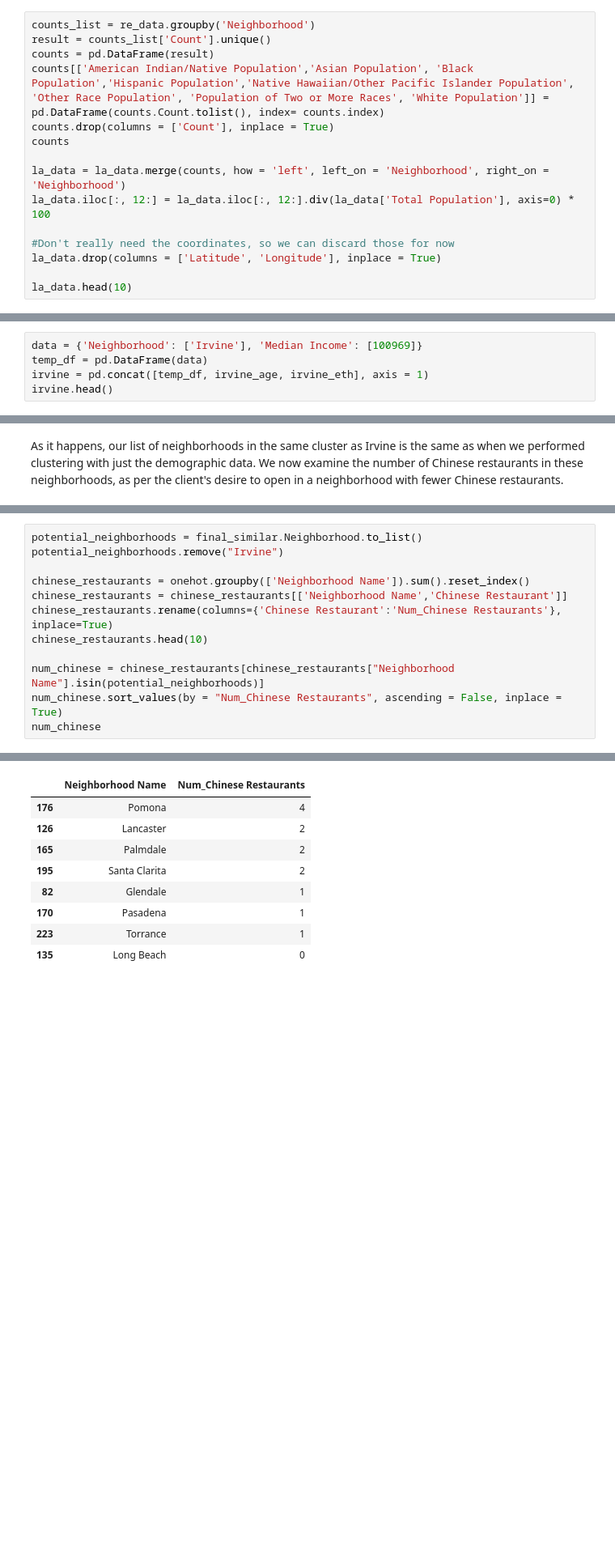
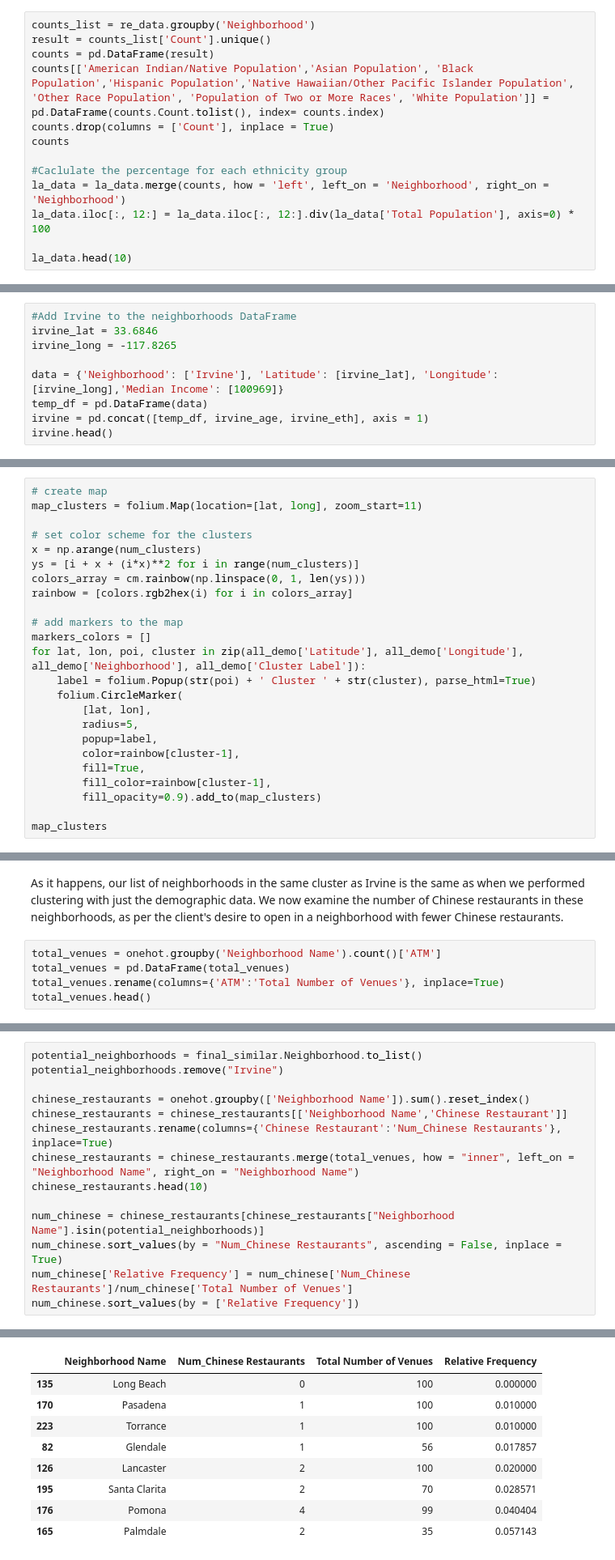
Before and after one commit to clairemli/Coursera-IBM-Data-Science, a Jupyter notebook: Battle of the Neighborhoods: Capstone Project.ipynb, the cells around one changed output, grey strips where cells are left out. Shown at 81% size. Saved outputs shown, nothing was run; the diff lists cells and outputs as text; blank space fills up the shorter version.

```diff
--- a/Battle of the Neighborhoods: Capstone Project.ipynb
+++ b/Battle of the Neighborhoods: Capstone Project.ipynb
@@ -395,11 +382,9 @@ counts[['American Indian/Native Population','Asian Population', 'Black Populatio
 counts.drop(columns = ['Count'], inplace = True)
 counts
 
+#Caclulate the percentage for each ethnicity group
 la_data = la_data.merge(counts, how = 'left', left_on = 'Neighborhood', right_on = 'Neighborhood')
 la_data.iloc[:, 12:] = la_data.iloc[:, 12:].div(la_data['Total Population'], axis=0) * 100
 
-#Don't really need the coordinates, so we can discard those for now
-la_data.drop(columns = ['Latitude', 'Longitude'], inplace = True)
-
 la_data.head(10)
 # %% [output]
@@ -511,7 +496,11 @@ irvine_age.head()
 # %% [markdown]
 We obtain Irvine's median income from the census information, and create a DataFrame to concatenate with the age and race/ethnicity data.
 # %%
-data = {'Neighborhood': ['Irvine'], 'Median Income': [100969]}
+#Add Irvine to the neighborhoods DataFrame
+irvine_lat = 33.6846
+irvine_long = -117.8265
+
+data = {'Neighborhood': ['Irvine'], 'Latitude': [irvine_lat], 'Longitude': [irvine_long],'Median Income': [100969]}
 temp_df = pd.DataFrame(data)
 irvine = pd.concat([temp_df, irvine_age, irvine_eth], axis = 1)
 irvine.head()
@@ -587,0 +582,24 @@ Irvine is in Cluster:  0
+# %%
+# create map
+map_clusters = folium.Map(location=[lat, long], zoom_start=11)
+
+# set color scheme for the clusters
+x = np.arange(num_clusters)
+ys = [i + x + (i*x)**2 for i in range(num_clusters)]
+colors_array = cm.rainbow(np.linspace(0, 1, len(ys)))
+rainbow = [colors.rgb2hex(i) for i in colors_array]
+
+# add markers to the map
+markers_colors = []
+for lat, lon, poi, cluster in zip(all_demo['Latitude'], all_demo['Longitude'], all_demo['Neighborhood'], all_demo['Cluster Label']):
+    label = folium.Popup(str(poi) + ' Cluster ' + str(cluster), parse_html=True)
+    folium.CircleMarker(
+        [lat, lon],
+        radius=5,
+        popup=label,
+        color=rainbow[cluster-1],
+        fill=True,
+        fill_color=rainbow[cluster-1],
+        fill_opacity=0.9).add_to(map_clusters)
+
+map_clusters
@@ -980,2 +1001,7 @@ There are 8 other venues in cluster 1
 # %% [markdown]
 As it happens, our list of neighborhoods in the same cluster as Irvine is the same as when we performed clustering with just the demographic data. We now examine the number of Chinese restaurants in these neighborhoods, as per the client's desire to open in a neighborhood with fewer Chinese restaurants.
+# %%
+total_venues = onehot.groupby('Neighborhood Name').count()['ATM']
+total_venues = pd.DataFrame(total_venues)
+total_venues.rename(columns={'ATM':'Total Number of Venues'}, inplace=True)
+total_venues.head()
@@ -986,11 +1020,13 @@ potential_neighborhoods.remove("Irvine")
 chinese_restaurants = onehot.groupby(['Neighborhood Name']).sum().reset_index()
 chinese_restaurants = chinese_restaurants[['Neighborhood Name','Chinese Restaurant']]
 chinese_restaurants.rename(columns={'Chinese Restaurant':'Num_Chinese Restaurants'}, inplace=True)
+chinese_restaurants = chinese_restaurants.merge(total_venues, how = "inner", left_on = "Neighborhood Name", right_on = "Neighborhood Name")
 chinese_restaurants.head(10)
 
 num_chinese = chinese_restaurants[chinese_restaurants["Neighborhood Name"].isin(potential_neighborhoods)]
 num_chinese.sort_values(by = "Num_Chinese Restaurants", ascending = False, inplace = True)
-num_chinese
+num_chinese['Relative Frequency'] = num_chinese['Num_Chinese Restaurants']/num_chinese['Total Number of Venues']
+num_chinese.sort_values(by = ['Relative Frequency'])
 # %% [output]
 A value is trying to be set on a copy of a slice from a DataFrame
 
@@ -998,10 +1038,10 @@ See the caveats in the documentation: http://pandas.pydata.org/pandas-docs/stabl
-|  | Neighborhood Name | Num_Chinese Restaurants |
-| 176 | Pomona | 4 |
-| 126 | Lancaster | 2 |
-| 165 | Palmdale | 2 |
-| 195 | Santa Clarita | 2 |
-| 82 | Glendale | 1 |
-| 170 | Pasadena | 1 |
-| 223 | Torrance | 1 |
-| 135 | Long Beach | 0 |
+|  | Neighborhood Name | Num_Chinese Restaurants | Total Number of Venues | Relative Frequency |
+| 135 | Long Beach | 0 | 100 | 0.000000 |
+| 170 | Pasadena | 1 | 100 | 0.010000 |
+| 223 | Torrance | 1 | 100 | 0.010000 |
+| 82 | Glendale | 1 | 56 | 0.017857 |
+| 126 | Lancaster | 2 | 100 | 0.020000 |
+| 195 | Santa Clarita | 2 | 70 | 0.028571 |
+| 176 | Pomona | 4 | 99 | 0.040404 |
+| 165 | Palmdale | 2 | 35 | 0.057143 |
 # %% [markdown]
```
Also changed, not shown: parts of 31 cells of this notebook.
